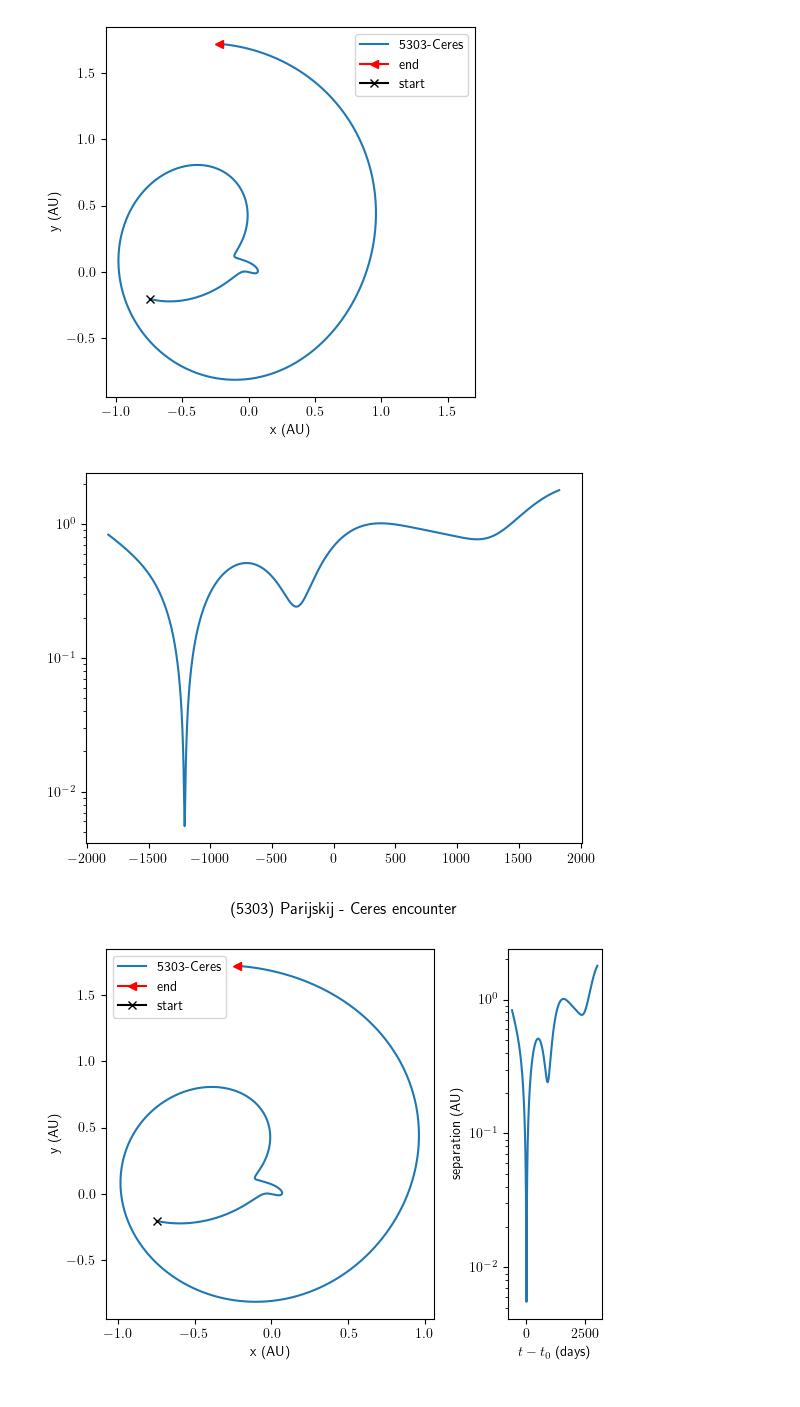
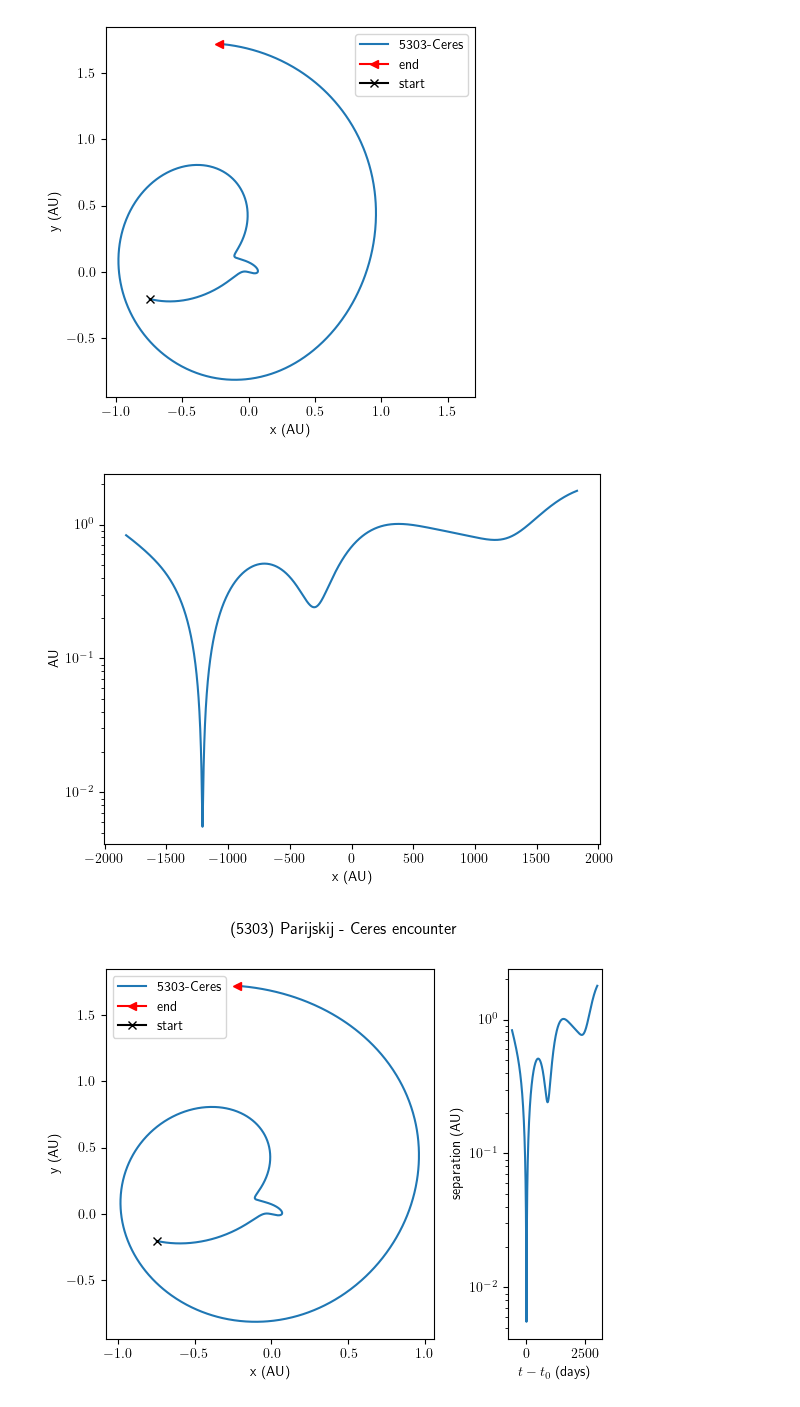
Before and after one commit to matthewholman/assist, a Jupyter notebook: jupyter_examples/5303_Ceres.ipynb, the cells around one changed output. Drawn from its saved outputs; the diff is of its cells as text; code cells hidden in the pictures.

```diff
--- a/jupyter_examples/5303_Ceres.ipynb
+++ b/jupyter_examples/5303_Ceres.ipynb
@@ -37,12 +44,14 @@ plt.rc('text', usetex = True)
 jpl_5303_start = np.array([-2.232847879711731E+00, 1.574146331186095E+00, 8.329414259670296E-01,
      -6.247432571575564E-03, -7.431073424167182E-03, -3.231725223736132E-03])
 
+GM, sun = assist.all_ephem(0, jd_ref, 2453371.5-jd_ref)
+davide_5303_end = np.array([-398052983.0882521, 122233037.4686653, 74042102.8617727160453796])/au_km + sun[0:3]
 jpl_5303_end = np.array([-2.656522667009432E+00, 8.168437454347069E-01, 4.947270505430544E-01,
      -3.333217972311964E-03, -8.880226801086633E-03, -4.036456444328579E-03])
 
-# For these integrations, we have turned off solar J2 and Earth J3 and J4.  We keep full
-# EIH GR and all perturbers.  Initially the perturbers are in ephemeris order.
-tstart, tstep, trange = 2449718.500000000-jd_ref, 20.0, (2453371.500000000-2449718.500000000)
+#2453371.5  -398052983.0882521        122233037.4686653         74042102.8617727160453796
+
+tstart, tstep, trange = 2449718.500000000-jd_ref, 20.0, 3653
 
 epoch = tstart
 tend = tstart + trange
@@ -81,5 +90,5 @@ times, states, var, var_ng, status = assist.integration_function(tstart, tend, t
                                                                 epsilon=1e-8, min_dt=0.001)
 
 #(states[-1][0]-prev)[0:3]*1.5e11
-np.linalg.norm((states[-1][0]-jpl_5303_end)[0:3])*1.5e11# This cell defines the initial conditions we have used for these integrations.
+np.linalg.norm((states[-1][0]-jpl_5303_end)[0:3])*1.5e11, np.linalg.norm((states[-1][0][0:3]-davide_5303_end))*1.5e11
 # %% [output]
@@ -90,0 +96,5 @@ np.linalg.norm((states[-1][0]-jpl_5303_end)[0:3])*1.5e11# This cell defines the
+# %%
+GM, st = assist.all_ephem(0, jd_ref, times[0])
+print('%.16le %.16le %.16le %.16le %.16le %.16le' % tuple(jpl_5303_start-st[0:6]))
+#X =-2.231881798921995E+00 Y = 1.567372051868895E+00 Z = 8.299982850998516E-01
+# VX=-6.240779034606679E-03 VY=-7.432654370404575E-03 VZ=-3.232593815187217E-03
@@ -109,11 +121,11 @@ plt.savefig('5303-Ceres.pdf')
 # %%
 plt.plot(times, np.linalg.norm(states[:,0,0:3]-ceres, axis=1))
 plt.yscale('log')
-t.xlabel('x (AU)')
+plt.xlabel('x (AU)')
 plt.ylabel('AU')
 plt.savefig('5303-Ceres.pdf')
 # %% [output]
-[figure, old version]
+[figure, new version]
 # %%
 fig, axs = plt.subplots(1, 2, gridspec_kw={'width_ratios': [3.5, 1]})
 fig.suptitle('(5303) Parijskij - Ceres encounter')
```
Also changed, not shown: parts of 9 cells of this notebook.
